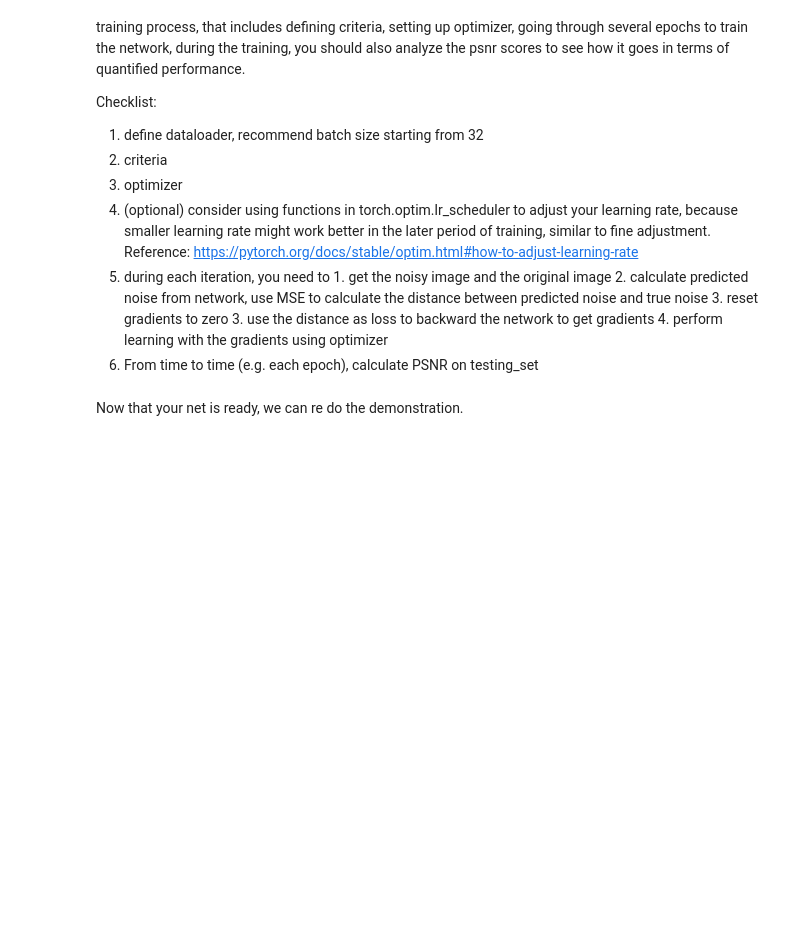
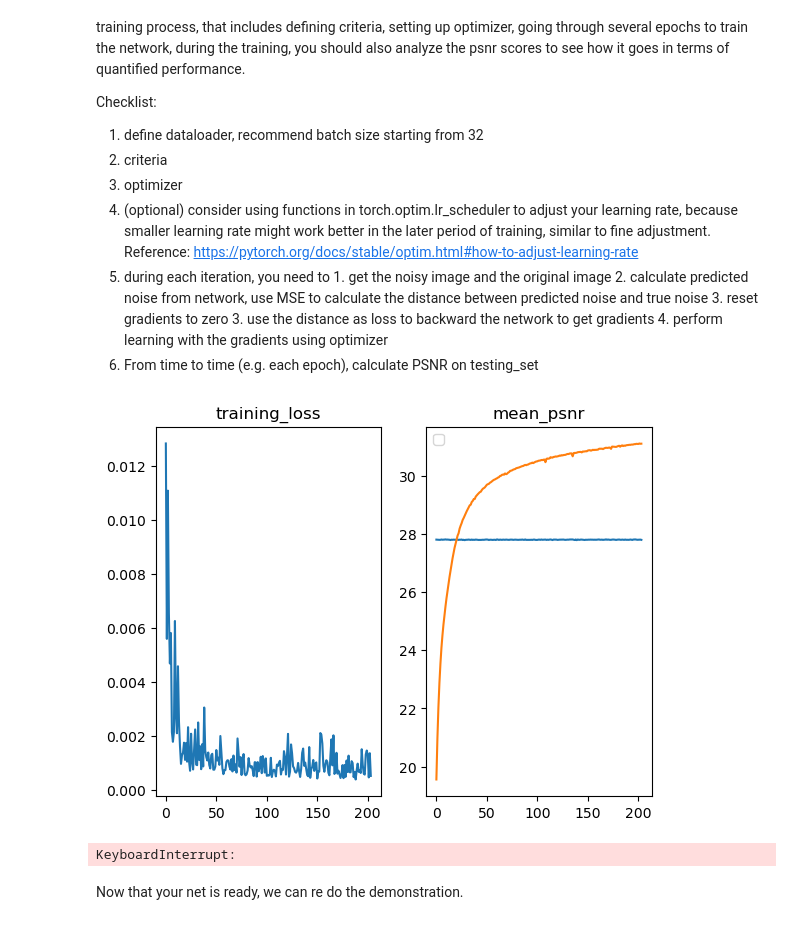
Before and after one commit to GeorgeSheslow/ELEC5304_Assignments, a Jupyter notebook: A1/project_1.ipynb, the cells around one changed output. Saved outputs shown, nothing was run; the diff lists cells and outputs as text; code cells hidden in the pictures; blank space fills up the shorter version.

```diff
--- a/A1/project_1.ipynb
+++ b/A1/project_1.ipynb
@@ -272,41 +289,44 @@ import torch.optim as optim
 from IPython import display
 
 net = DenoiseNetwork().cuda()
-lr = 1e-5
+lr = 1e-6
 optimizer = optim.Adam(net.parameters(), lr=lr)
 criterion = nn.MSELoss().to("cuda")
 scheduler = optim.lr_scheduler.StepLR(optimizer, step_size=50, gamma=0.1)
 dataloader = DataLoader(training_set, batch_size=32, shuffle=True)
 
 print('start training')
 training_loss_data = []
 precision = []
 
-for epoch in range(300):
+for epoch in range(200):
     for data in dataloader:
         for i in range(len(data)):
             noisy_image, original_image = data[i]
             predicted_noise = net(noisy_image.unsqueeze(0)).squeeze(0).to("cuda")
             true_noise = noisy_image.to("cuda") - original_image.to("cuda") # noisy - original
             loss = criterion(predicted_noise,true_noise)
             optimizer.zero_grad()
             loss.backward()
             optimizer.step()
     # scheduler.step()
     training_loss_data.append(loss.item())
     net.eval()
     precision.append(mean_psnr(testing_set, net))
     net.train()
     fig, ax = plt.subplots(nrows=1, ncols=2)
     ax[0].plot(training_loss_data)
     ax[0].set_title('training_loss')
     ax[1].plot(precision)
     ax[1].set_title('mean_psnr')
     ax[1].legend("noisy", "restored")
     display.clear_output(wait=True)
     plt.show()
 
 print('finished')
+# %% [output]
+[figure, added]
+KeyboardInterrupt:
 # %% [markdown]
 Now that your net is ready, we can re do the demonstration.
 # %%
```
Also changed, not shown: parts of 8 cells of this notebook.
